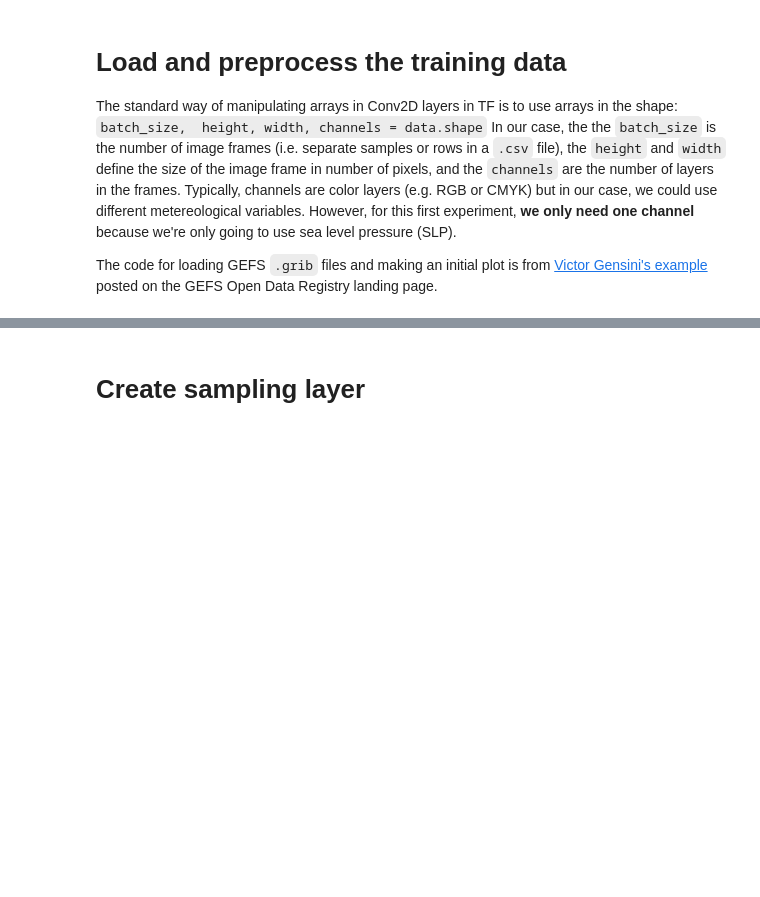
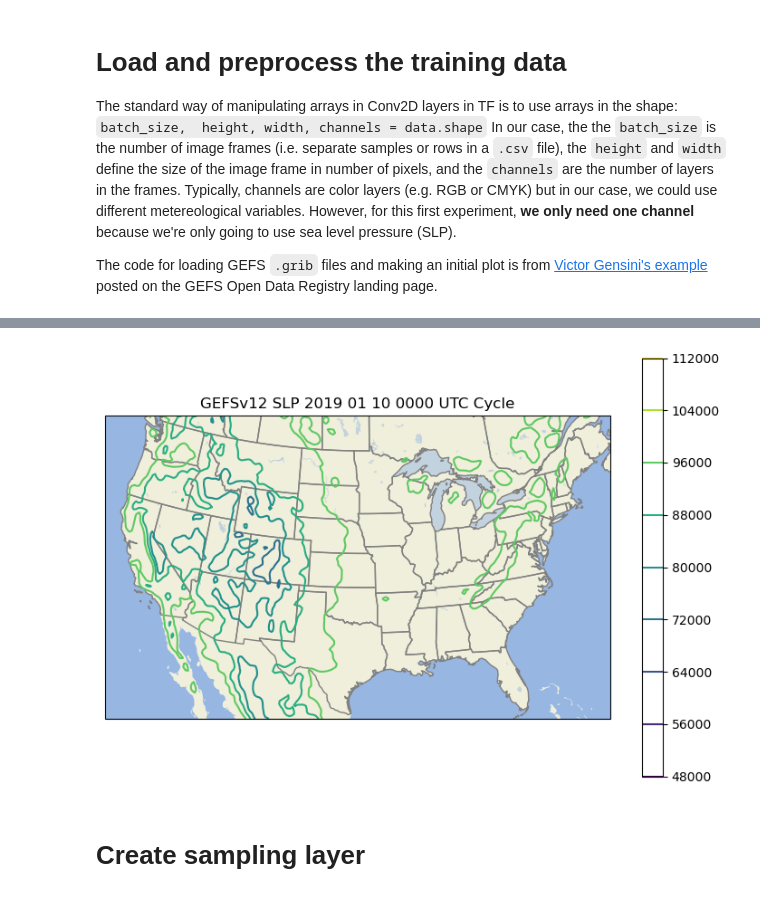
Before and after one commit to parallelworks/parsl_mpi, a Jupyter notebook: run_on_cluster/cvae-weather-ensemble/CVAE_example.ipynb, the cells around one changed output, grey strips where cells are left out. Saved outputs shown, nothing was run; the diff lists cells and outputs as text; code cells hidden in the pictures; blank space fills up the shorter version.

```diff
--- a/run_on_cluster/cvae-weather-ensemble/CVAE_example.ipynb
+++ b/run_on_cluster/cvae-weather-ensemble/CVAE_example.ipynb
@@ -97,14 +112,19 @@ filling on, default _FillValue of 9.969209968386869e+36 used
 # %%
 # Example for plot
 fig = plt.figure(figsize=(9,6))
 ax = plt.axes(projection = cartopy.crs.LambertConformal())
 ax.add_feature(cartopy.feature.LAND)
 ax.add_feature(cartopy.feature.OCEAN)
 ax.add_feature(cartopy.feature.LAKES, alpha = 0.5)
 ax.add_feature(cartopy.feature.STATES, edgecolor='grey')
-plt.contour(slp_01_ds.lon_0.values,slp_01_ds.lat_0.values,slp_01_ds.PRES_P1_L1_GLL0.min(dim='forecast_time0').values,
-             transform = cartopy.crs.PlateCarree())#, levels=np.arange(30000,110000,20000))
+plt.contour(
+    dataset.variables['lon'][:], # longitudes
+    dataset.variables['lat'][:], # latitudes
+    dataset.variables['sp'][0,:,:],# actual data
+    transform = cartopy.crs.PlateCarree())#, levels=np.arange(30000,110000,20000))
 plt.title('GEFSv12 SLP 2019 01 10 0000 UTC Cycle')
 ax.set_extent([-120, -73, 23, 50])
 plt.colorbar()
 plt.show()
+# %% [output]
+[figure, added]
```
Also changed, not shown: parts of 6 cells of this notebook.
